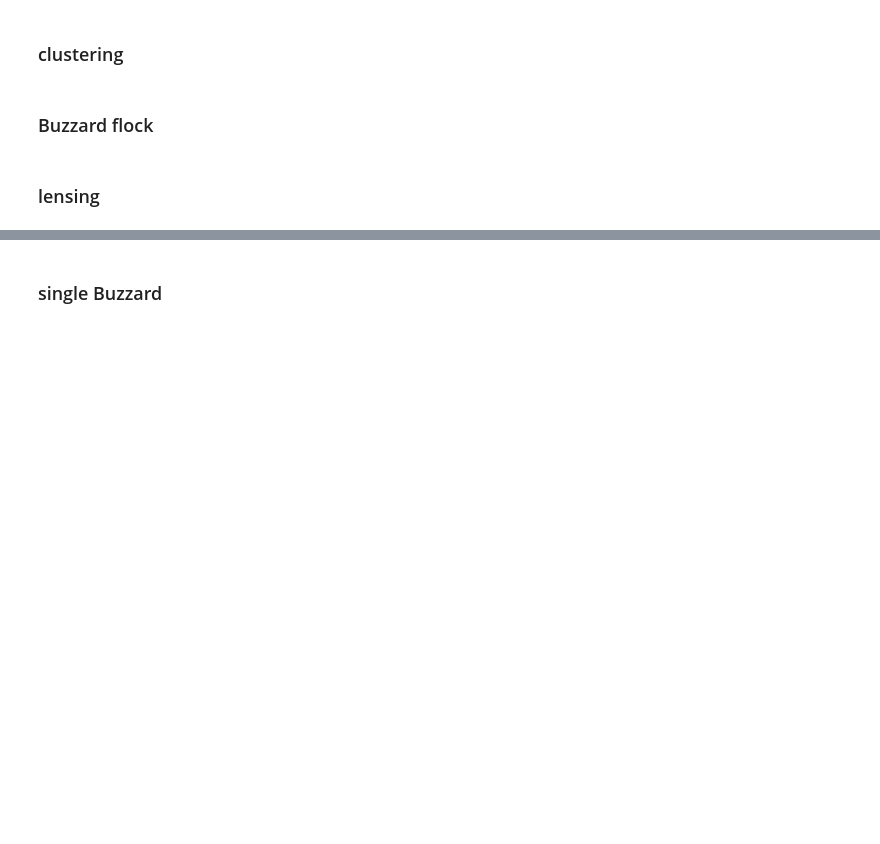
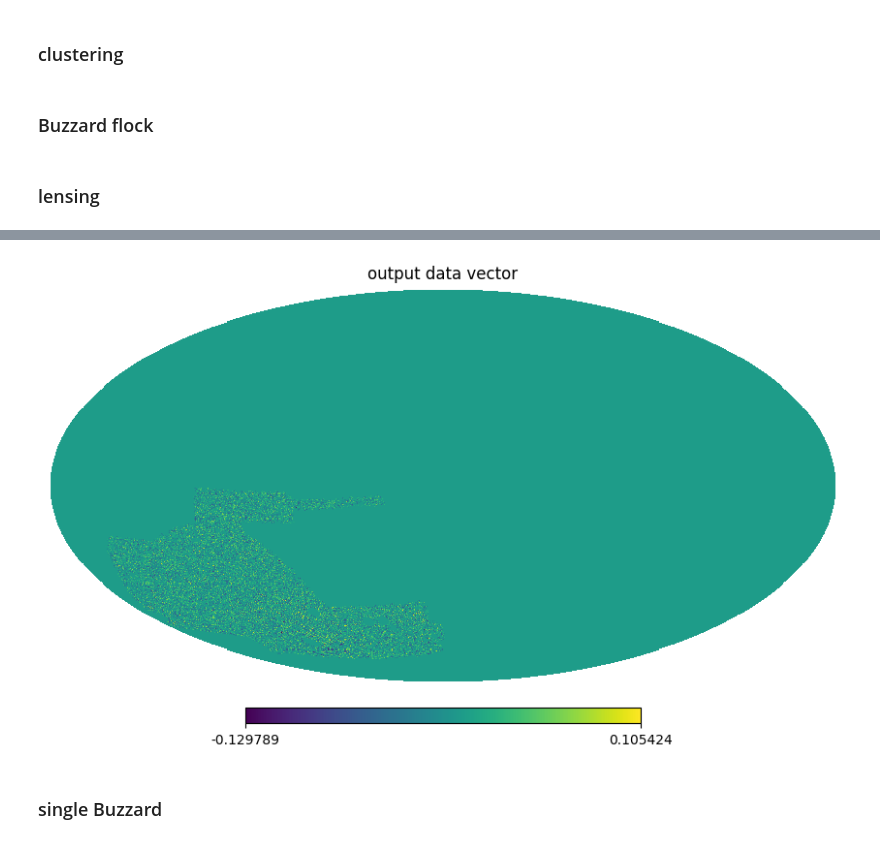
Before and after one commit to des-science/y3-deep-lss, a Jupyter notebook: notebooks/power_spectra/mutual_info_variational.ipynb, the cells around one changed output, grey strips where cells are left out. Drawn from its saved outputs; the diff is of its cells as text; code cells hidden in the pictures; blank space fills up the shorter version.

```diff
--- a/notebooks/power_spectra/mutual_info_variational.ipynb
+++ b/notebooks/power_spectra/mutual_info_variational.ipynb
@@ -482,12 +545,12 @@ model.setup_grid_loss_step(
 # %%
-fidu_preds = model(out_dict["fidu/cls"])
-grid_preds = model(out_dict["grid/cls/test"])
+# fidu_preds = model(out_dict["fidu/cls"])
+# grid_preds = model(out_dict["grid/cls/test"])
 
-pred_file = os.path.join(out_dir, "preds.h5")
-with h5py.File(pred_file, "w") as f:
-    f.create_dataset(name="grid/preds/test", data=grid_preds)
-    f.create_dataset(name="grid/cosmos/test", data=out_dict["grid/cosmos/test"])
-    f.create_dataset(name="fidu/preds", data=fidu_preds)
+# pred_file = os.path.join(out_dir, "preds.h5")
+# with h5py.File(pred_file, "w") as f:
+#     f.create_dataset(name="grid/preds/test", data=grid_preds)
+#     f.create_dataset(name="grid/cosmos/test", data=out_dict["grid/cosmos/test"])
+#     f.create_dataset(name="fidu/preds", data=fidu_preds)
 
-print(f"Wrote to {pred_file}\n")
-print(fidu_preds)
+# print(f"Wrote to {pred_file}\n")
+# print(fidu_preds)
@@ -710,3 +762,37 @@ tf.Tensor(
 #         f_out.create_dataset(name=out_label, data=obs_pred)
 # %% [markdown]
 ### lensing
+# %%
+# buzzard_lensing_file = "/pscratch/sd/j/jbucko/DESY3/mock_observations/lensing/buzzard_flock/0/DESY3_mock_observation_buzzard_0_from_g1g2.h5"
+# buzzard_lensing_file = "/pscratch/sd/j/jbucko/DESY3/mock_observations/lensing/buzzard_flock/0/DESY3_mock_observation_buzzard_flock_v14_shear_noise+WL.h5"
+
+i = 0
+buzzard_lensing_file = f"/pscratch/sd/j/jbucko/DESY3/mock_observations/lensing/buzzard_flock/{i}/DESY3_mock_observation_buzzard_flock_v14_shear_noise+WL.h5"
+
+with h5py.File(buzzard_lensing_file, "r") as f_in:
+    gamma1 = []
+    gamma2 = []
+    for i in range(1,5):
+        gamma1.append(f_in[f"metacal/raw_gamma1_bin{i}"])
+        gamma2.append(f_in[f"metacal/raw_gamma2_bin{i}"])
+    gamma1 = np.stack(gamma1, axis=-1)
+    gamma2 = np.stack(gamma2, axis=-1)
+
+    wl_map = np.stack([gamma1, gamma2], axis=-1)
+
+nest_in = False
+# hp.mollview(gamma1[:,0], nest=nest_in, title="input gamma1")
+# hp.mollview(gamma2[:,0], nest=nest_in, title="input gamma2")
+
+obs, obs_cls, data_vec_pix = observation.forward_model_observation_map(
+    wl_gamma_map=wl_map,
+    conf=msfm_conf,
+    apply_norm=False,
+    with_padding=True,
+    nest_in=nest_in,
+)
+
+obs_map = np.zeros((n_pix, obs.shape[-1]))
+obs_map[data_vec_pix] = obs
+hp.mollview(obs_map[:,0], nest=True, title="output data vector")
+# %% [output]
@@ -713,3 +803,4 @@ tf.Tensor(
+[figure, added]
 # %% [markdown]
 ### single Buzzard
 # %%
```
Also changed, not shown: parts of 28 cells of this notebook, 1 other file.
